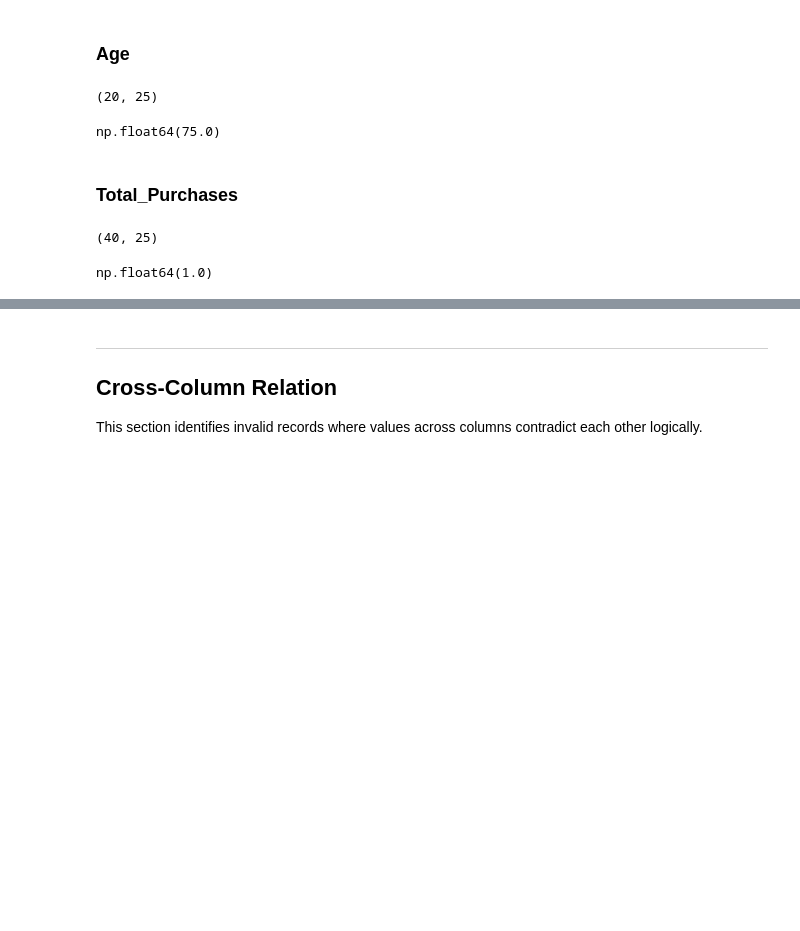
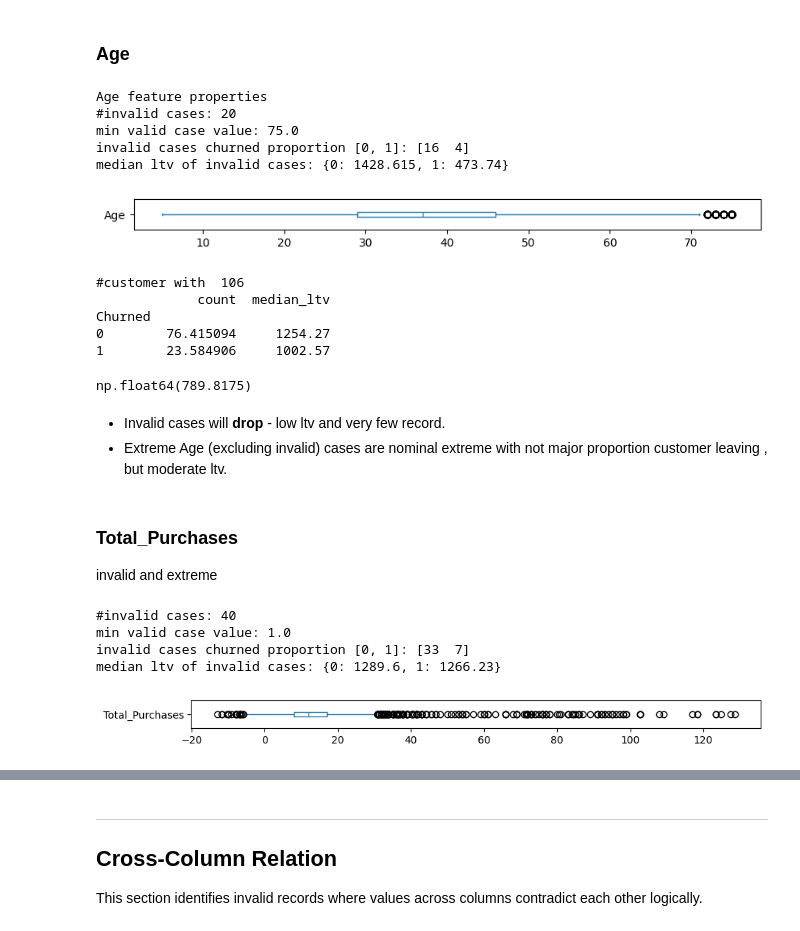
Before and after one commit to shashankgarewal/customer-churn-prediction-segmentation-revenue-risk-analysis, a Jupyter notebook: notebooks/data-validation.ipynb, the cells around one changed output, grey strips where cells are left out. Saved outputs shown, nothing was run; the diff lists cells and outputs as text; code cells hidden in the pictures; blank space fills up the shorter version.

Commit message:
feat: perform analysis on extreme cases and draft conclusion for next stage

```diff
--- a/notebooks/data-validation.ipynb
+++ b/notebooks/data-validation.ipynb
@@ -194,21 +239,69 @@ Suspecious Columns `max` stats:
 This section assess the impact size of anomaly in identified suspecious columns
 # %% [markdown]
 ### Age
-# %%
-df.query('Age > 100').shape
-# %% [output]
-(20, 25)
-# %%
-df.query('Age < 100')['Age'].max()
-# %% [output]
-np.float64(75.0)
+# %%
+filtered = df.query('Age > 100')
+print(
+    "Age feature properties \n"
+    '#invalid cases:', filtered.shape[0], "\n"
+    "min valid case value:", df.query('Age < 100')['Age'].max(), "\n"
+    "invalid cases churned proportion [0, 1]:", filtered['Churned'].value_counts().values, "\n"
+    "median ltv of invalid cases:", filtered.groupby('Churned')['Lifetime_Value'].median().to_dict()
+    )
+# %% [output]
+Age feature properties
+#invalid cases: 20
+min valid case value: 75.0
+invalid cases churned proportion [0, 1]: [16  4]
+median ltv of invalid cases: {0: 1428.615, 1: 473.74}
+# %%
+# extreme cases of age
+plt.figure(figsize=(10, 0.5))
+df.query('Age < 100')['Age'].plot(kind='box', vert=False)
+plt.show()
+# %% [output]
+[figure, added]
+# %%
+filtered = df.query('Age > 71 & Age < 100')
+out = pd.DataFrame({
+    "count": filtered['Churned'].value_counts(normalize=True) * 100,
+    "median_ltv": filtered.groupby('Churned')['Lifetime_Value'].median()
+})
+
+print('#customer with ', df['Age'].between(72, 100).sum())
+print(out)
+# %% [output]
+#customer with  106
+             count  median_ltv
+Churned
+0        76.415094     1254.27
+1        23.584906     1002.57
+# %%
+df['Lifetime_Value'].quantile(0.25)
+# %% [output]
+np.float64(789.8175)
+# %% [markdown]
+* Invalid cases will **drop** - low ltv and very few record.
+* Extreme Age (excluding invalid) cases are nominal extreme with not major proportion customer leaving , but moderate ltv.
 # %% [markdown]
 ### Total_Purchases
+invalid and extreme
 # %%
-df.query('Total_Purchases < 0').shape
+filtered = df.query('Total_Purchases < 0')
+print('#invalid cases:', filtered.shape[0], "\n"
+      "min valid case value:", df.query('Total_Purchases > 0')['Total_Purchases'].min(), "\n"
+      "invalid cases churned proportion [0, 1]:", filtered['Churned'].value_counts().values, "\n"
+      "median ltv of invalid cases:", filtered.groupby('Churned')['Lifetime_Value'].median().to_dict()
+)
 # %% [output]
-(40, 25)
+#invalid cases: 40
+min valid case value: 1.0
+invalid cases churned proportion [0, 1]: [33  7]
+median ltv of invalid cases: {0: 1289.6, 1: 1266.23}
-# %%
-df.query('Total_Purchases > 0')['Total_Purchases'].min()
-# %% [output]
-np.float64(1.0)
+# %%
+# extreme cases of total purchases
+plt.figure(figsize=(10, 0.5))
+df['Total_Purchases'].plot(kind='box', vert=False)
+plt.show()
+# %% [output]
+[figure, added]
```
Also changed, not shown: parts of 66 cells of this notebook.
